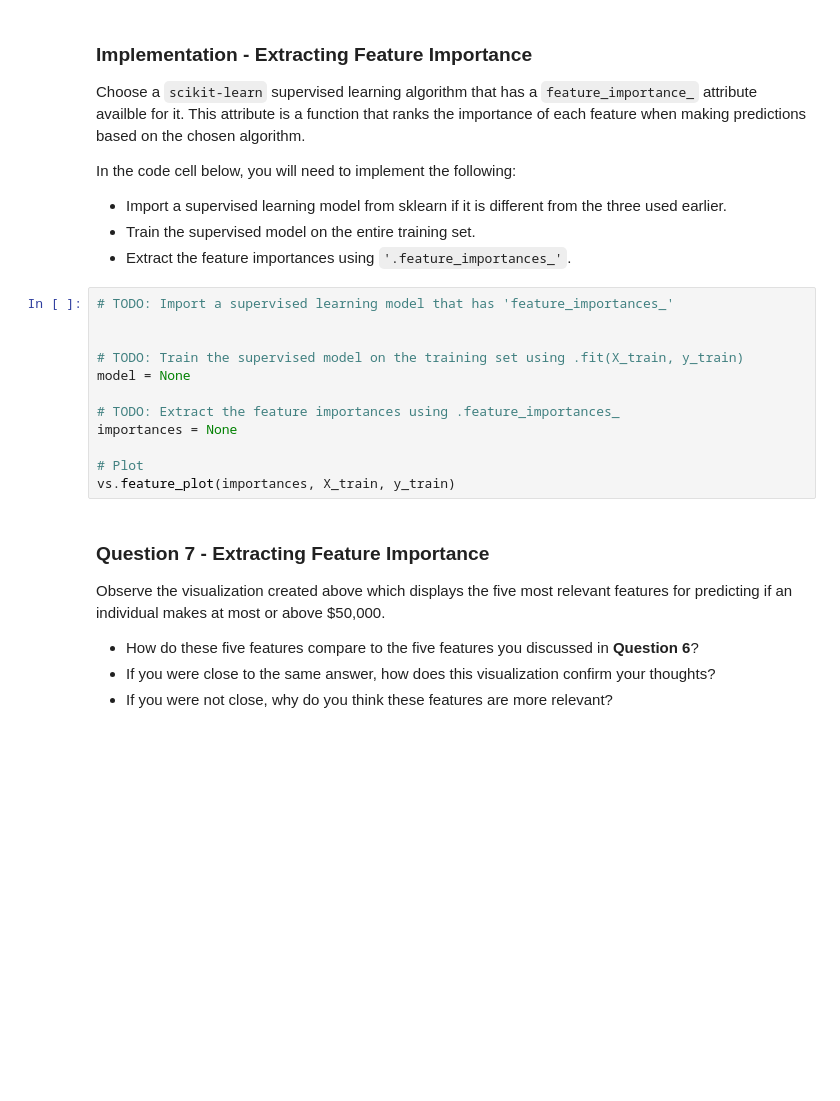
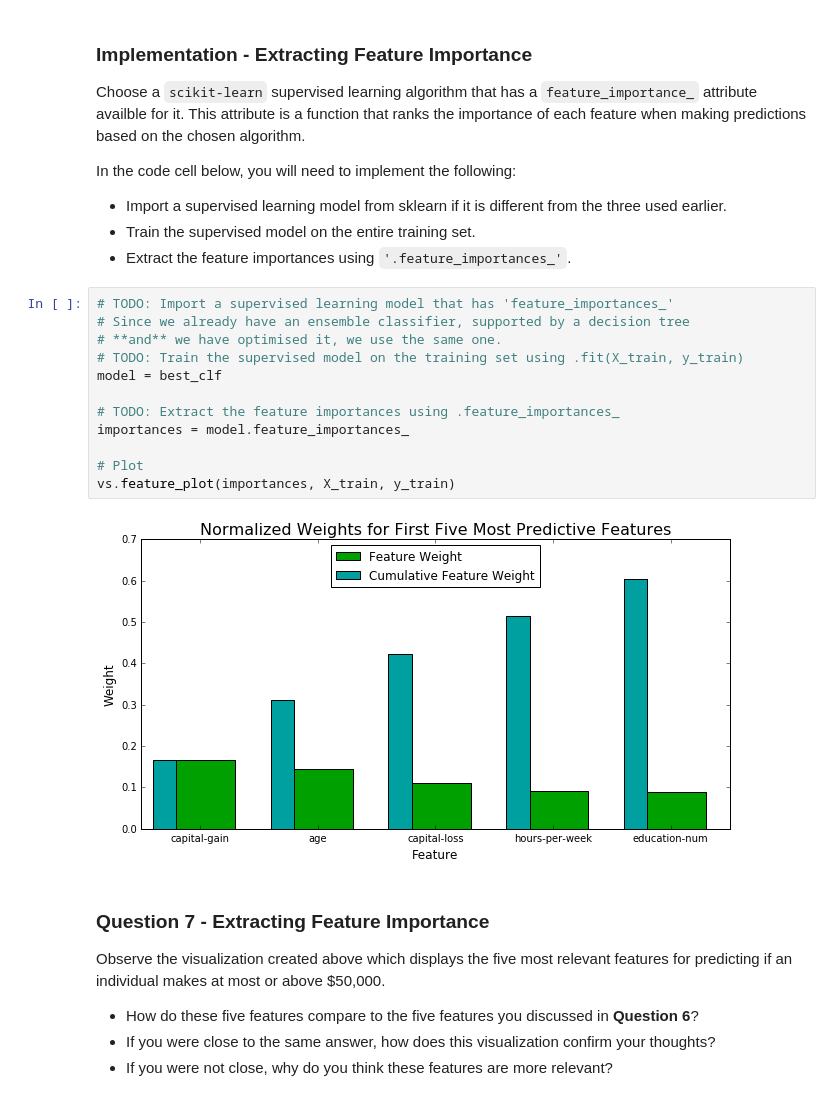
Before and after one commit to rajivmoghe/nd009, a Jupyter notebook: projects/finding_donors/finding_donors.ipynb, the cells around one changed output. Saved outputs shown, nothing was run; the diff lists cells and outputs as text; blank space fills up the shorter version.

```diff
--- a/projects/finding_donors/finding_donors.ipynb
+++ b/projects/finding_donors/finding_donors.ipynb
@@ -469,16 +634,18 @@ In the code cell below, you will need to implement the following:
  - Extract the feature importances using `'.feature_importances_'`.
 # %%
 # TODO: Import a supervised learning model that has 'feature_importances_'
-
-
+# Since we already have an ensemble classifier, supported by a decision tree
+# **and** we have optimised it, we use the same one.
 # TODO: Train the supervised model on the training set using .fit(X_train, y_train)
-model = None
+model = best_clf
 
 # TODO: Extract the feature importances using .feature_importances_
-importances = None
+importances = model.feature_importances_
 
 # Plot
 vs.feature_plot(importances, X_train, y_train)
+# %% [output]
+[figure, added]
 # %% [markdown]
 ### Question 7 - Extracting Feature Importance
 
```
Also changed, not shown: parts of 29 cells of this notebook, 2 other files.
